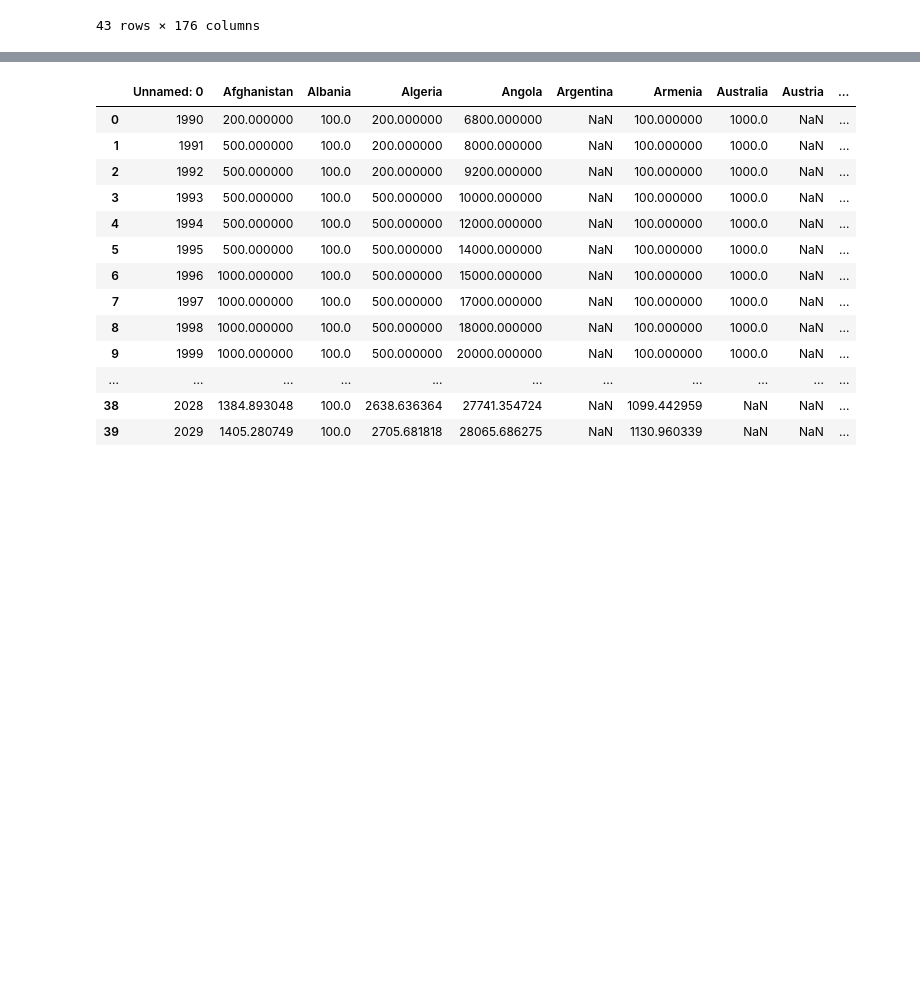
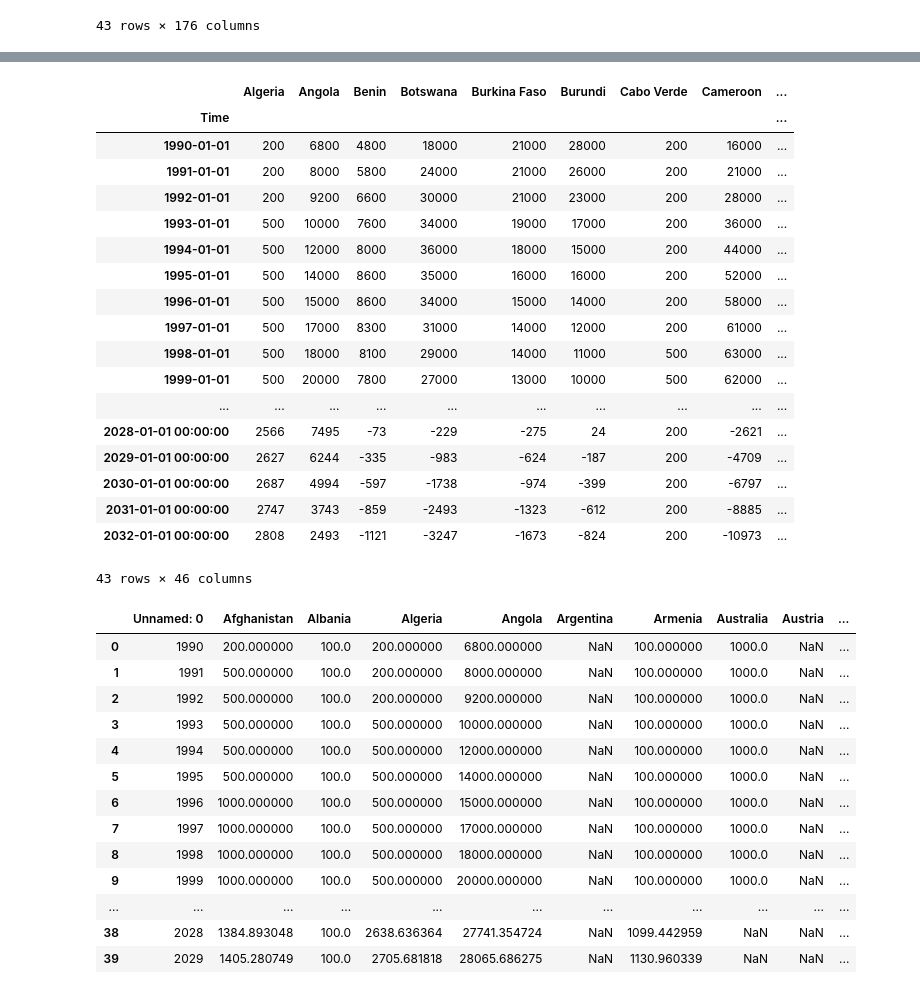
Before and after one commit to KTerhuja-2/HIV_cases, a Jupyter notebook: exponential_smoothing.ipynb, the cells around one changed output, grey strips where cells are left out. Drawn from its saved outputs; the diff is of its cells as text; code cells hidden in the pictures; blank space fills up the shorter version.

```diff
--- a/exponential_smoothing.ipynb
+++ b/exponential_smoothing.ipynb
@@ -116,3 +117,4 @@ df_predicted.reset_index(inplace=True)
 df_forecasted = pd.concat([df_cleaned, df_predicted],ignore_index=True)
 # %%
+df_forecasted["Time"] = pd.to_datetime(df_forecasted['Time'])
 df_forecasted = df_forecasted.set_index("Time").astype("int")
@@ -121,3 +168,25 @@ df_forecasted.to_csv('Forecasted HIV upto 2032.csv')
+# %%
+df_forecasted
+# %% [output]
+|  | Algeria | Angola | Benin | Botswana | Burkina Faso | Burundi | Cabo Verde | Cameroon | ... |
+| Time |  |  |  |  |  |  |  |  | ... |
+| 1990-01-01 | 200 | 6800 | 4800 | 18000 | 21000 | 28000 | 200 | 16000 | ... |
+| 1991-01-01 | 200 | 8000 | 5800 | 24000 | 21000 | 26000 | 200 | 21000 | ... |
+| 1992-01-01 | 200 | 9200 | 6600 | 30000 | 21000 | 23000 | 200 | 28000 | ... |
+| 1993-01-01 | 500 | 10000 | 7600 | 34000 | 19000 | 17000 | 200 | 36000 | ... |
+| 1994-01-01 | 500 | 12000 | 8000 | 36000 | 18000 | 15000 | 200 | 44000 | ... |
+| 1995-01-01 | 500 | 14000 | 8600 | 35000 | 16000 | 16000 | 200 | 52000 | ... |
+| 1996-01-01 | 500 | 15000 | 8600 | 34000 | 15000 | 14000 | 200 | 58000 | ... |
+| 1997-01-01 | 500 | 17000 | 8300 | 31000 | 14000 | 12000 | 200 | 61000 | ... |
+| 1998-01-01 | 500 | 18000 | 8100 | 29000 | 14000 | 11000 | 500 | 63000 | ... |
+| 1999-01-01 | 500 | 20000 | 7800 | 27000 | 13000 | 10000 | 500 | 62000 | ... |
+| ... | ... | ... | ... | ... | ... | ... | ... | ... | ... |
+| 2028-01-01 00:00:00 | 2566 | 7495 | -73 | -229 | -275 | 24 | 200 | -2621 | ... |
+| 2029-01-01 00:00:00 | 2627 | 6244 | -335 | -983 | -624 | -187 | 200 | -4709 | ... |
+| 2030-01-01 00:00:00 | 2687 | 4994 | -597 | -1738 | -974 | -399 | 200 | -6797 | ... |
+| 2031-01-01 00:00:00 | 2747 | 3743 | -859 | -2493 | -1323 | -612 | 200 | -8885 | ... |
+| 2032-01-01 00:00:00 | 2808 | 2493 | -1121 | -3247 | -1673 | -824 | 200 | -10973 | ... |
+43 rows × 46 columns
 # %%
 pd.read_csv("HIV_data 1990-2032.csv")
 # %% [output]
```
Also changed, not shown: parts of 6 cells of this notebook, 2 other files.
